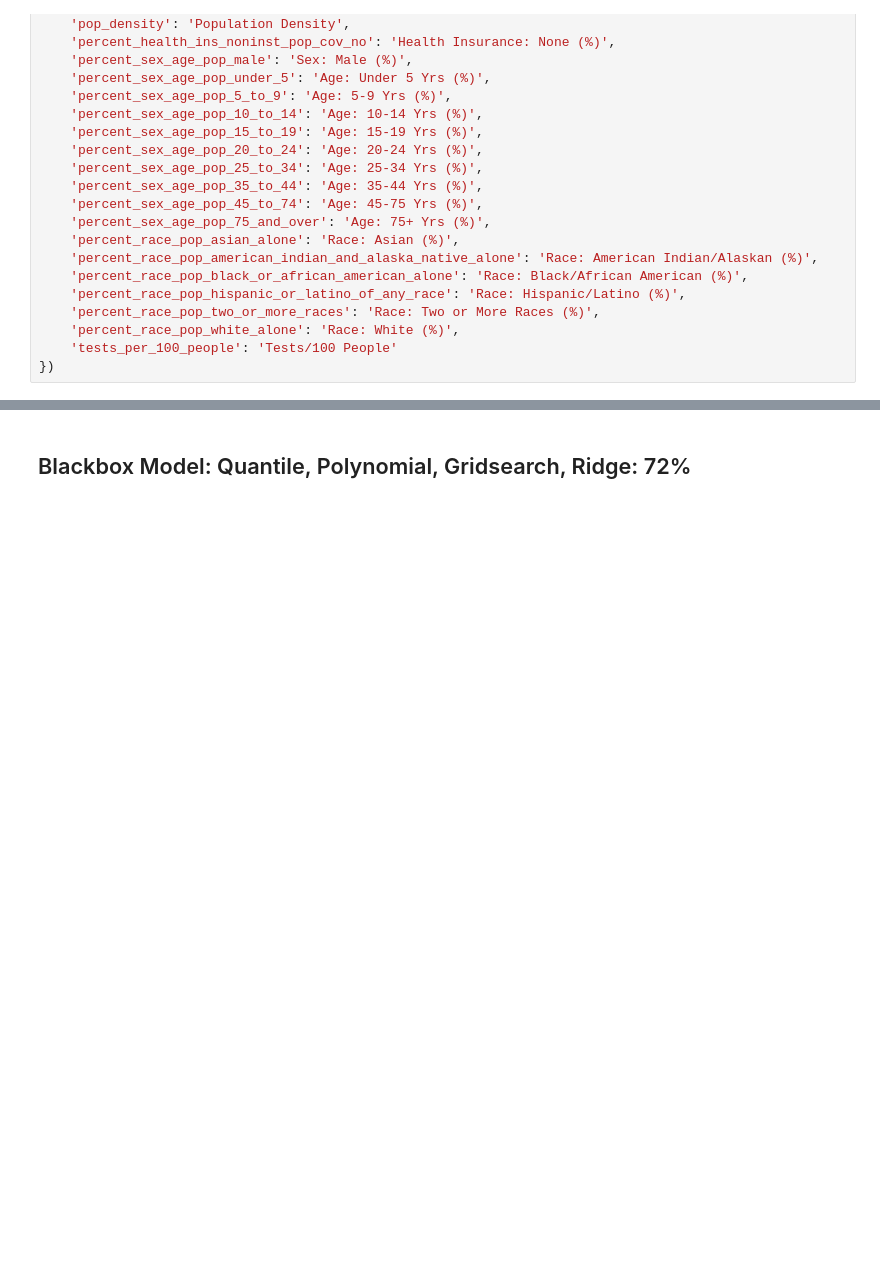
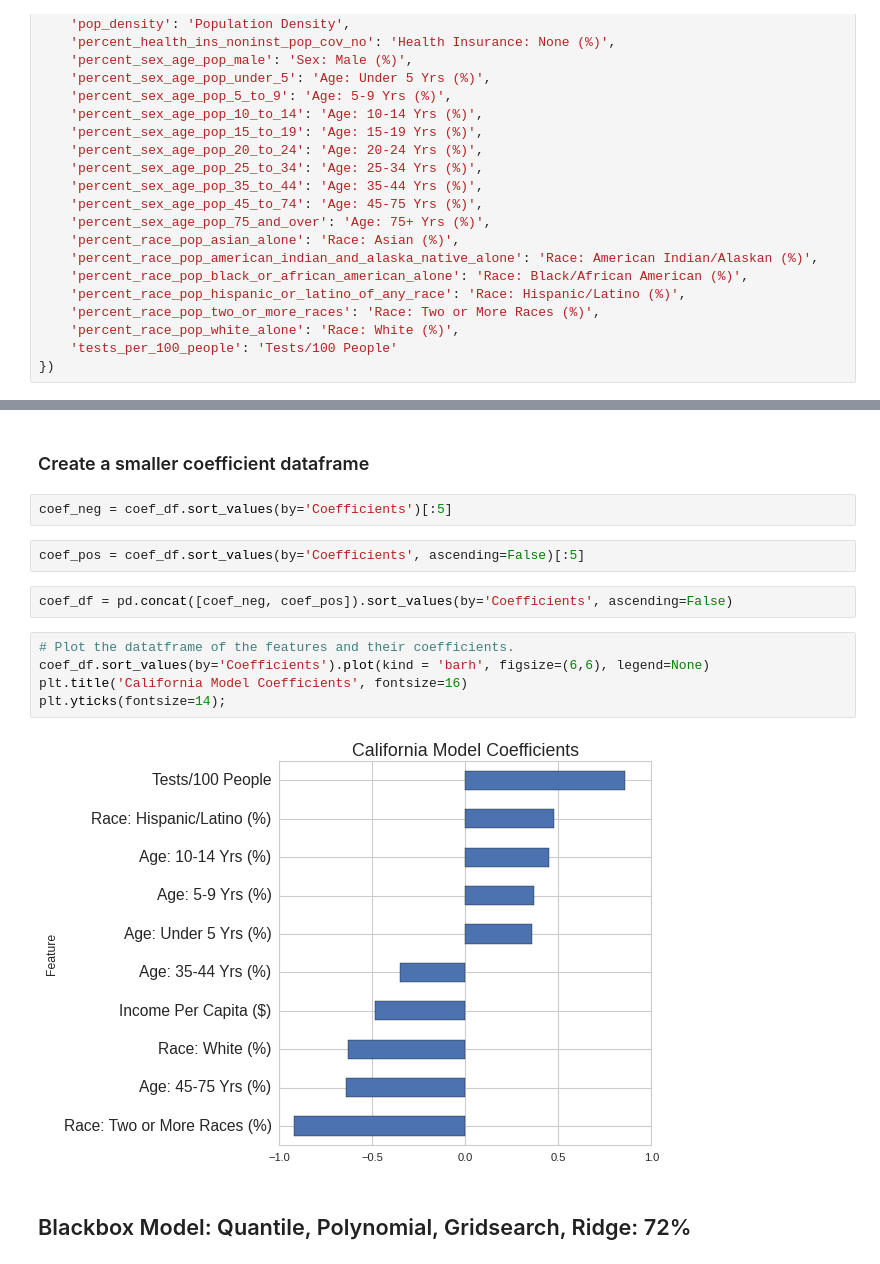
Before and after one commit to cxclark/covid19-analysis, a Jupyter notebook: code/07_modeling_ca.ipynb, the cells around one changed output, grey strips where cells are left out. Cells and saved outputs as stored; diff of their text form; blank space fills up the shorter version.

```diff
--- a/code/07_modeling_ca.ipynb
+++ b/code/07_modeling_ca.ipynb
@@ -180,3 +181,18 @@ plt.yticks(fontsize=14);
+# %% [markdown]
+### Create a smaller coefficient dataframe
+# %%
+coef_neg = coef_df.sort_values(by='Coefficients')[:5]
+# %%
+coef_pos = coef_df.sort_values(by='Coefficients', ascending=False)[:5]
+# %%
+coef_df = pd.concat([coef_neg, coef_pos]).sort_values(by='Coefficients', ascending=False)
+# %%
+# Plot the datatframe of the features and their coefficients.
+coef_df.sort_values(by='Coefficients').plot(kind = 'barh', figsize=(6,6), legend=None)
+plt.title('California Model Coefficients', fontsize=16)
+plt.yticks(fontsize=14);
+# %% [output]
+[figure, added]
 # %% [markdown]
 ## Blackbox Model: Quantile, Polynomial, Gridsearch, Ridge: 72%
 # %%
```
Also changed, not shown: parts of 7 cells of this notebook, 12 other files.
